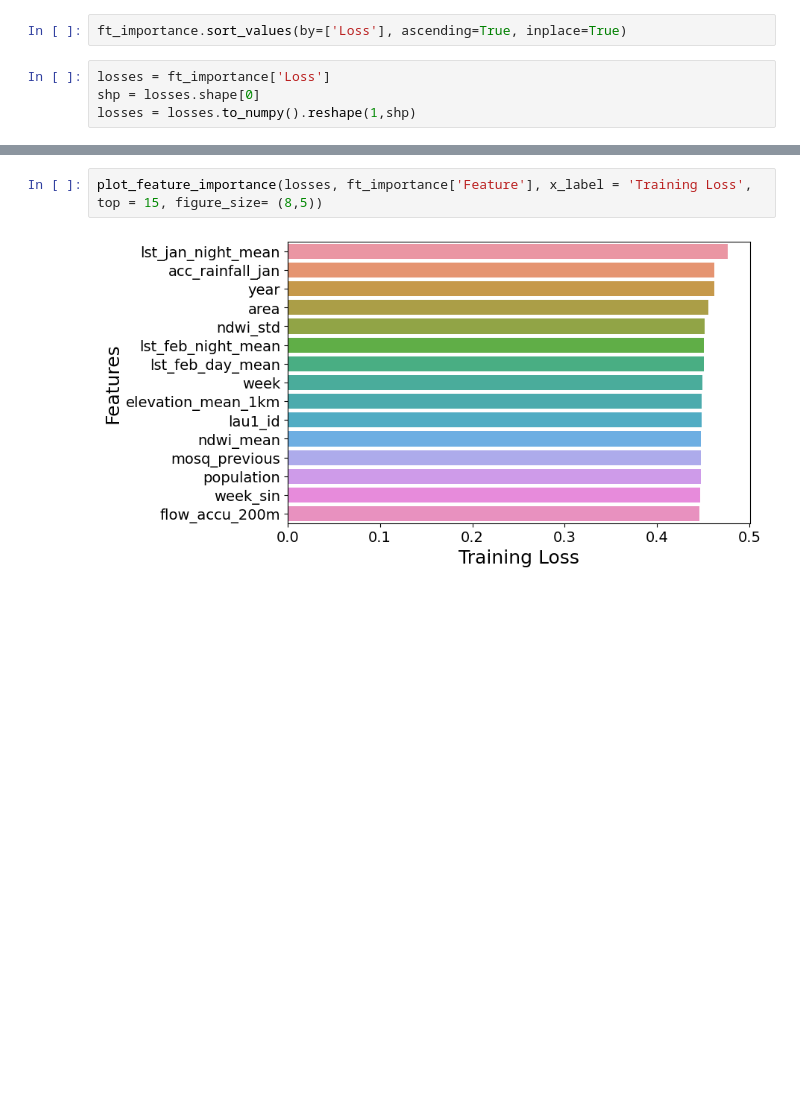
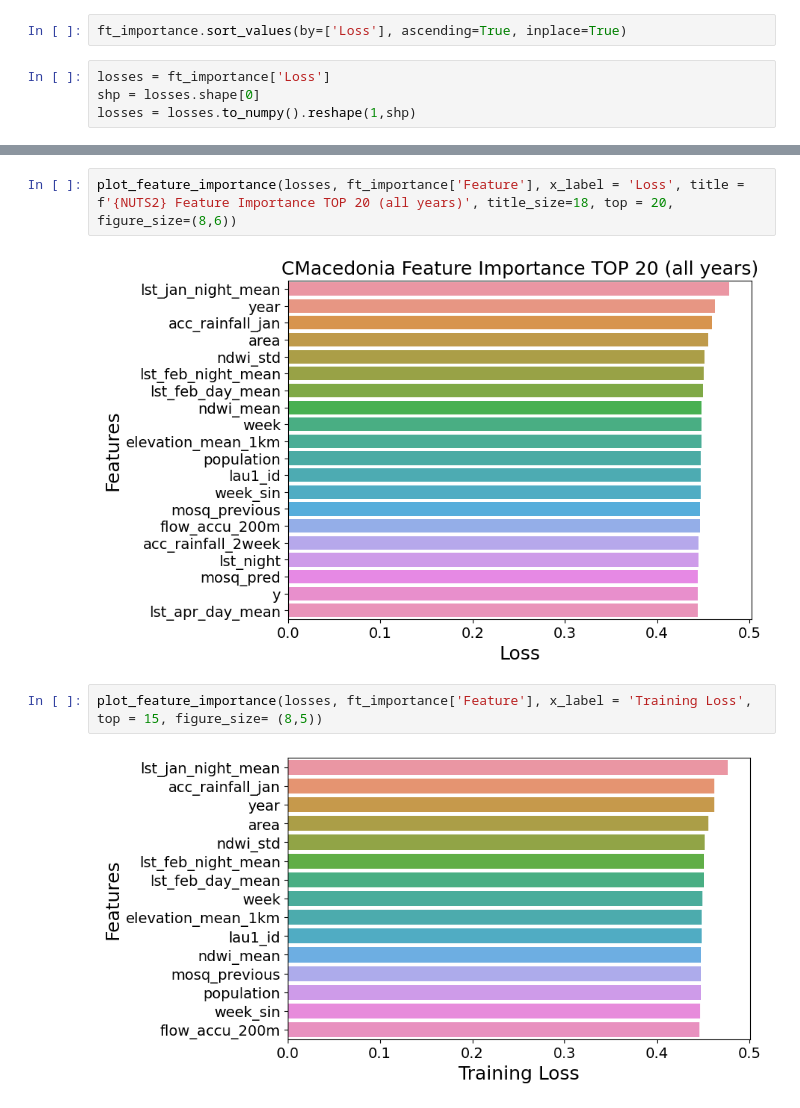
Before and after one commit to dsainidis/MBD-Prediction, a Jupyter notebook: Greece/GR_CMacedonia_Feature_Importance_Loss.ipynb, the cells around one changed output, grey strips where cells are left out. Cells and saved outputs as stored; diff of their text form; blank space fills up the shorter version.

```diff
--- a/Greece/GR_CMacedonia_Feature_Importance_Loss.ipynb
+++ b/Greece/GR_CMacedonia_Feature_Importance_Loss.ipynb
@@ -193,3 +195,7 @@ plot_feature_importance(losses, ft_importance['Feature'], x_label = 'Loss', titl
+# %%
+plot_feature_importance(losses, ft_importance['Feature'], x_label = 'Loss', title = f'{NUTS2} Feature Importance TOP 20 (all years)', title_size=18, top = 20, figure_size=(8,6))
+# %% [output]
+[figure, added]
 # %%
 plot_feature_importance(losses, ft_importance['Feature'], x_label = 'Training Loss', top = 15, figure_size= (8,5))
 # %% [output]
```
Also changed, not shown: parts of 2 cells of this notebook, 11 other files.
